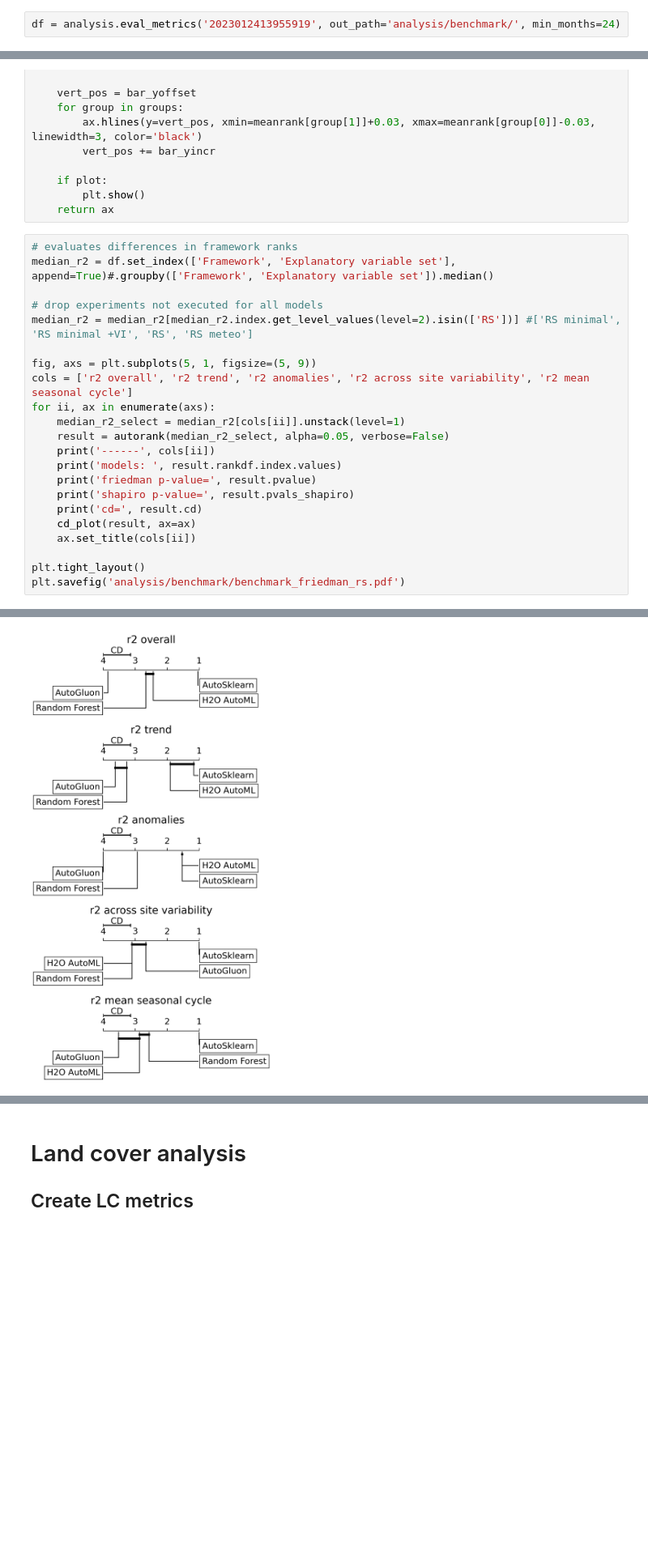
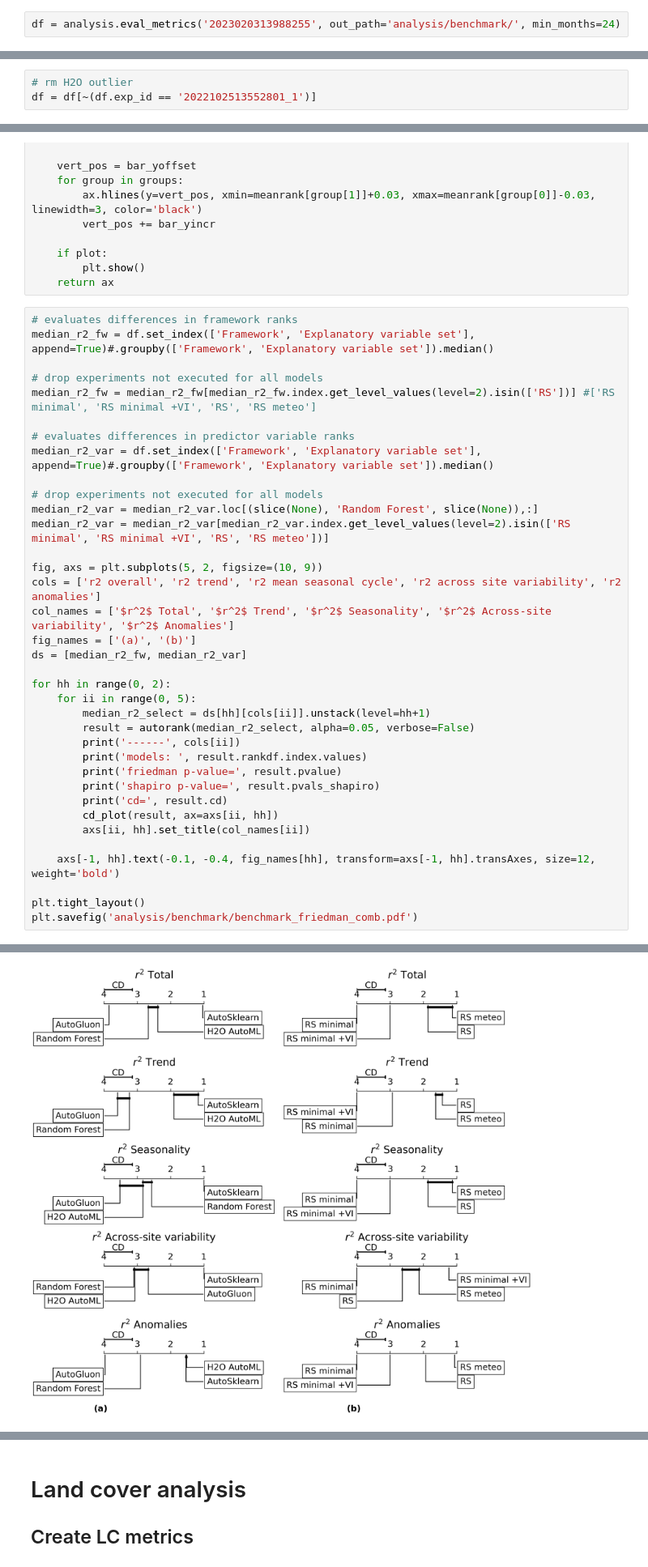
Before and after one commit to mxgbr/gpp_upscaling, a Jupyter notebook: 02_benchmark.ipynb, the cells around one changed output, grey strips where cells are left out. Shown at 81% size. Saved outputs shown, nothing was run; the diff lists cells and outputs as text; blank space fills up the shorter version.

```diff
--- a/02_benchmark.ipynb
+++ b/02_benchmark.ipynb
@@ -15,7 +25,7 @@ from autorank import autorank, plot_stats, _util
 # TS decomposition analysis
 ## Create metric CSV
 # %%
-df = analysis.eval_metrics('2023012413955919', out_path='analysis/benchmark/', min_months=24)
+df = analysis.eval_metrics('2023020313988255', out_path='analysis/benchmark/', min_months=24)
 # %% [markdown]
 ## Plot benchmark charts
 # %%
@@ -78,3 +98,6 @@ df500 = pd.read_csv('analysis/benchmark/2022110313584310/metrics.csv')
+# %%
+# rm H2O outlier
+df = df[~(df.exp_id == '2022102513552801_1')]
 # %%
 analysis.plt_model_comparison(df, 'analysis/benchmark/', 'Explanatory variable set', 'Framework', 'r2_overall', ylims=[(0.68, None), None, (0.4, None), (0.7, None), None])
 # %% [output]
@@ -198,26 +221,40 @@ def cd_plot(result, ax=None):
     return ax
 # %%
 # evaluates differences in framework ranks
-median_r2 = df.set_index(['Framework', 'Explanatory variable set'], append=True)#.groupby(['Framework', 'Explanatory variable set']).median()
+median_r2_fw = df.set_index(['Framework', 'Explanatory variable set'], append=True)#.groupby(['Framework', 'Explanatory variable set']).median()
 
 # drop experiments not executed for all models
-median_r2 = median_r2[median_r2.index.get_level_values(level=2).isin(['RS'])] #['RS minimal', 'RS minimal +VI', 'RS', 'RS meteo']
+median_r2_fw = median_r2_fw[median_r2_fw.index.get_level_values(level=2).isin(['RS'])] #['RS minimal', 'RS minimal +VI', 'RS', 'RS meteo']
 
-fig, axs = plt.subplots(5, 1, figsize=(5, 9))
-cols = ['r2 overall', 'r2 trend', 'r2 anomalies', 'r2 across site variability', 'r2 mean seasonal cycle']
-for ii, ax in enumerate(axs):
-    median_r2_select = median_r2[cols[ii]].unstack(level=1)
-    result = autorank(median_r2_select, alpha=0.05, verbose=False)
-    print('------', cols[ii])
-    print('models: ', result.rankdf.index.values)
-    print('friedman p-value=', result.pvalue)
-    print('shapiro p-value=', result.pvals_shapiro)
-    print('cd=', result.cd)
-    cd_plot(result, ax=ax)
-    ax.set_title(cols[ii])
+# evaluates differences in predictor variable ranks
+median_r2_var = df.set_index(['Framework', 'Explanatory variable set'], append=True)#.groupby(['Framework', 'Explanatory variable set']).median()
+
+# drop experiments not executed for all models
+median_r2_var = median_r2_var.loc[(slice(None), 'Random Forest', slice(None)),:]
+median_r2_var = median_r2_var[median_r2_var.index.get_level_values(level=2).isin(['RS minimal', 'RS minimal +VI', 'RS', 'RS meteo'])]
+
+fig, axs = plt.subplots(5, 2, figsize=(10, 9))
+cols = ['r2 overall', 'r2 trend', 'r2 mean seasonal cycle', 'r2 across site variability', 'r2 anomalies']
+col_names = ['$r^2$ Total', '$r^2$ Trend', '$r^2$ Seasonality', '$r^2$ Across-site variability', '$r^2$ Anomalies']
+fig_names = ['(a)', '(b)']
+ds = [median_r2_fw, median_r2_var]
+
+for hh in range(0, 2):
+    for ii in range(0, 5):
+        median_r2_select = ds[hh][cols[ii]].unstack(level=hh+1)
+        result = autorank(median_r2_select, alpha=0.05, verbose=False)
+        print('------', cols[ii])
+        print('models: ', result.rankdf.index.values)
+        print('friedman p-value=', result.pvalue)
+        print('shapiro p-value=', result.pvals_shapiro)
+        print('cd=', result.cd)
+        cd_plot(result, ax=axs[ii, hh])
+        axs[ii, hh].set_title(col_names[ii])
+
+    axs[-1, hh].text(-0.1, -0.4, fig_names[hh], transform=axs[-1, hh].transAxes, size=12, weight='bold')
 
 plt.tight_layout()
-plt.savefig('analysis/benchmark/benchmark_friedman_rs.pdf')
+plt.savefig('analysis/benchmark/benchmark_friedman_comb.pdf')
 # %% [output]
 ------ r2 overall
 models:  ['AutoGluon' 'Random Forest' 'H2O AutoML' 'AutoSklearn']
@@ -238,2 +275,2 @@ shapiro p-value= [1.0, 0.5790812373161316, 0.17802049219608307, 1.27044111342122
 cd= 0.856338536493276
-[figure, old version]
+[figure, new version]
```
Also changed, not shown: parts of 27 cells of this notebook, 3 other files.
